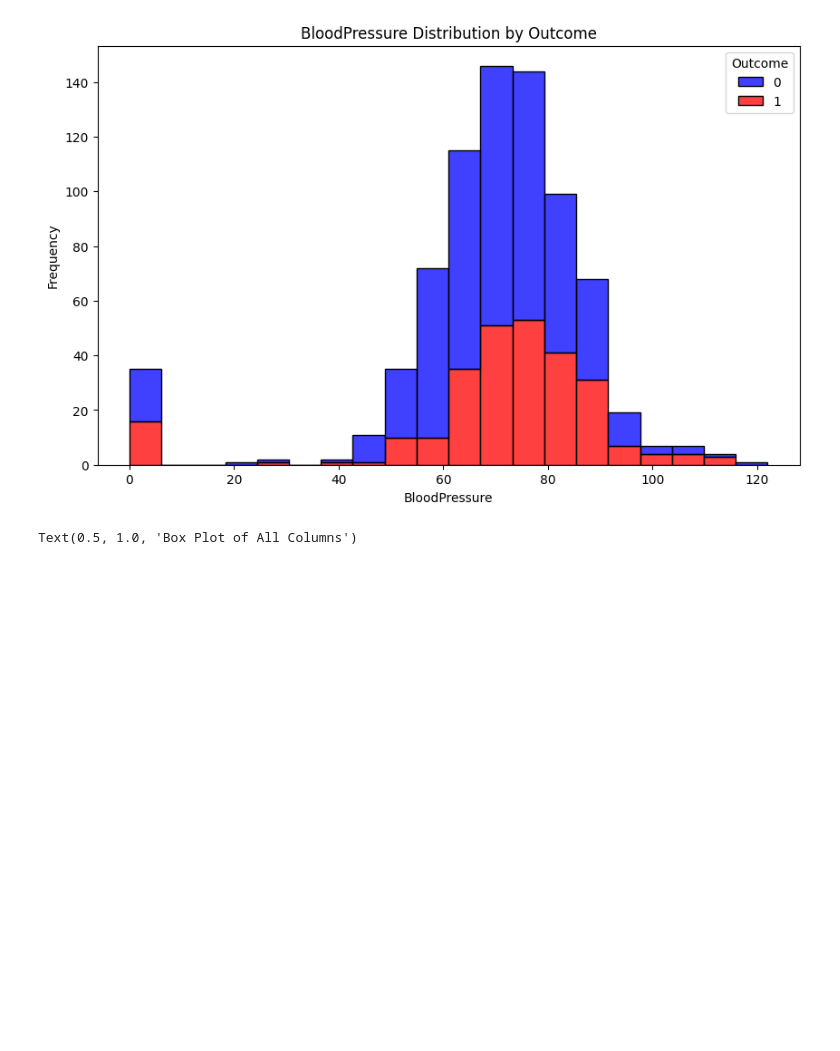
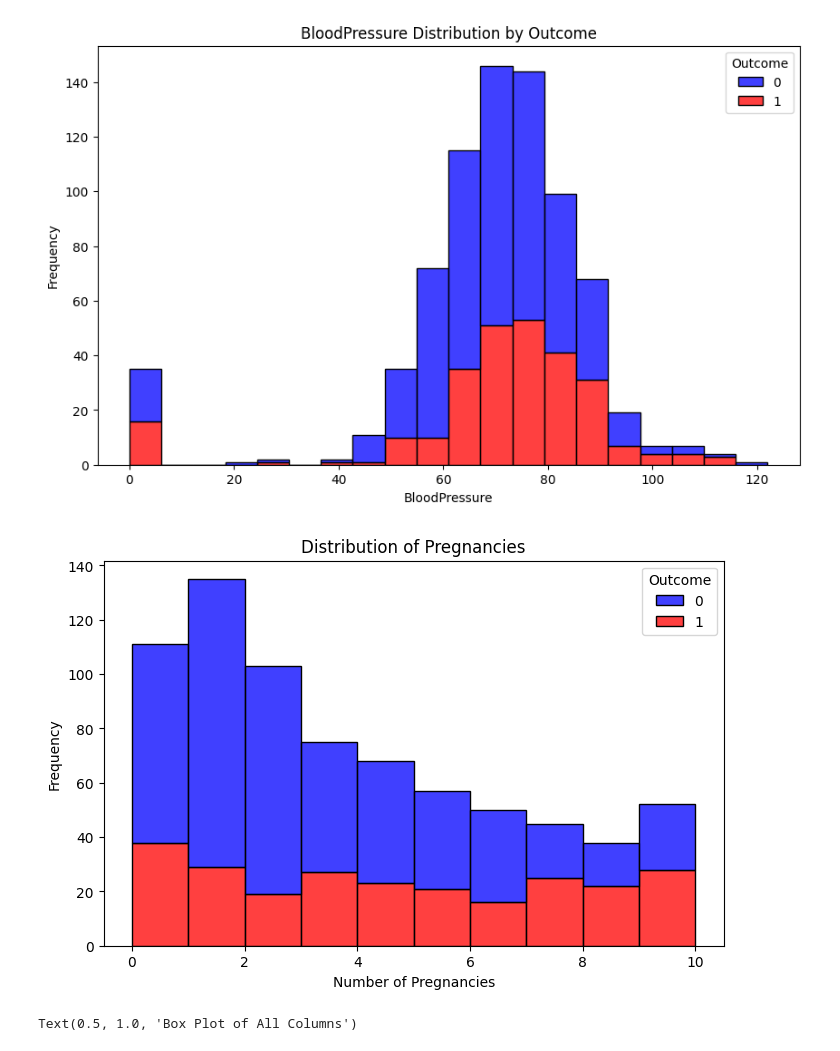
Before and after one commit to sreeproject/AI-, a Jupyter notebook: Another_copy_of_Diabetes_prediction.ipynb, the cells around one changed output. Saved outputs shown, nothing was run; the diff lists cells and outputs as text; code cells hidden in the pictures; blank space fills up the shorter version.

```diff
--- a/Another_copy_of_Diabetes_prediction.ipynb
+++ b/Another_copy_of_Diabetes_prediction.ipynb
@@ -210,6 +212,22 @@ plt.ylabel('Frequency')
 plt.show()
 # %% [output]
 [figure]
+# %%
+import pandas as pd
+import matplotlib.pyplot as plt
+import seaborn as sns
+
+
+plt.figure(figsize=(8, 5))
+
+sns.histplot(data=diabetic_df, x='Pregnancies',hue='Outcome', bins=range(11),multiple='stack', palette=custom_palette)  # Bins represent the number of pregnancies (0 to 10)
+plt.title('Distribution of Pregnancies')
+plt.xlabel('Number of Pregnancies')
+plt.ylabel('Frequency')
+
+plt.show()
+# %% [output]
+[figure, added]
 # %%
 #outlin=[ 'Pregnancies', 'Glucose','BloodPressure','SkinThickness',
       # 'Insulin', 'BMI', 'DiabetesPedigreeFunction','Age','Outcome']
```
Also changed, not shown: parts of 4 cells of this notebook.
